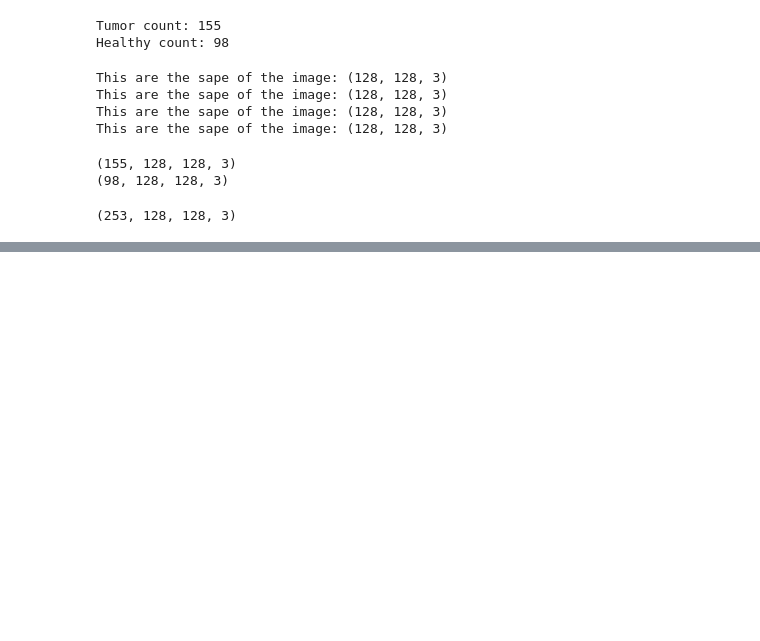
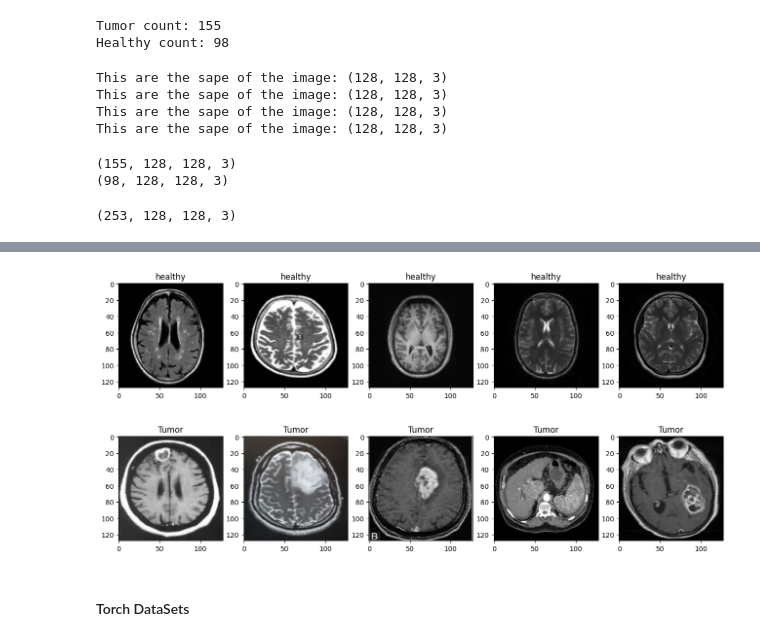
Before and after one commit to abrish2049/MRI_Brain_Tumor_Detactor_ML_Project, a Jupyter notebook: ML-MRI-Tumor-Detector_v.1.ipynb, the cells around one changed output, grey strips where cells are left out. Cells and saved outputs as stored; diff of their text form; code cells hidden in the pictures; blank space fills up the shorter version.

Commit message:
ML-MRI-Tumor-Detector_v.1

```diff
--- a/ML-MRI-Tumor-Detector_v.1.ipynb
+++ b/ML-MRI-Tumor-Detector_v.1.ipynb
@@ -89,0 +107,23 @@ print(ALL.shape) # the image joined and become 155 + 98 = 253.
+# %%
+# Let's Create a function that can pull 5 random image from the image data and shows in order with two classifications
+
+def plot_random(healthy, tumor, num = 5):
+    healthy_imgs = healthy[np.random.choice(healthy.shape[0], num, replace = False)]
+    tumor_imgs = tumor[np.random.choice(tumor.shape[0], num, replace = False)]
+
+    plt.figure(figsize = (16,9))
+    for i in range(num):
+        plt.subplot(1, num, i+1) # i+1 because we can not plot indeces 0, so we can pull the first 1 by adding 1 in i.
+        plt.title ("healthy")
+        plt.imshow(healthy_imgs[i])
+
+    plt.figure(figsize = (16,9))
+    for i in range(num):
+        plt.subplot(1, num, i+1)
+        plt.title ("Tumor")
+        plt.imshow(tumor_imgs[i])
+# %%
+plot_random(healthy, tumor, num = 5)
+# %% [output]
+[figure, added]
+[figure, added]
@@ -89,0 +132,2 @@ print(ALL.shape) # the image joined and become 155 + 98 = 253.
+# %% [markdown]
+#### Torch DataSets
```
Also changed, not shown: parts of 11 cells of this notebook.
